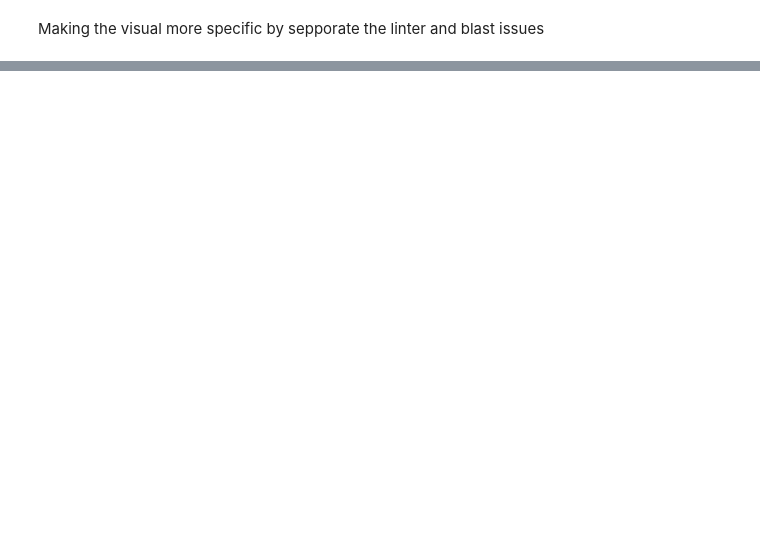
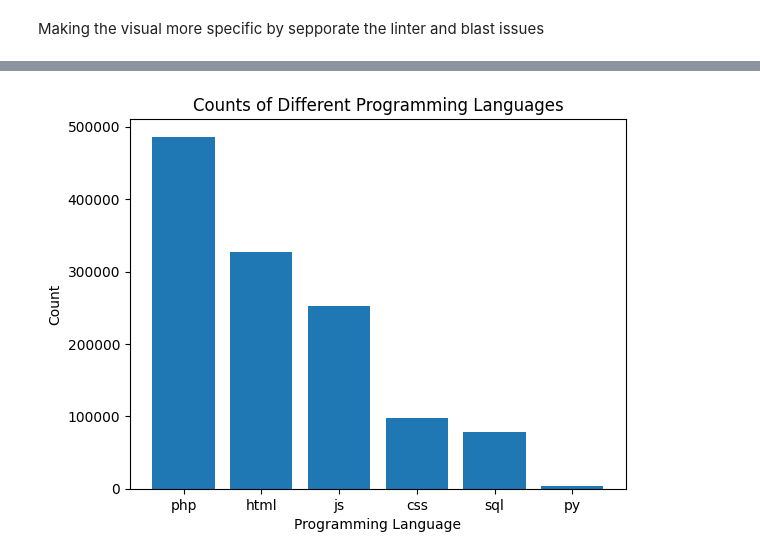
Before and after one commit to joramswarts/Bit-academy-blast-errors, a Jupyter notebook: test_types.ipynb, the cells around one changed output, grey strips where cells are left out. Drawn from its saved outputs; the diff is of its cells as text; code cells hidden in the pictures; blank space fills up the shorter version.

```diff
--- a/test_types.ipynb
+++ b/test_types.ipynb
@@ -131,0 +85,19 @@ plt.show()
+# %%
+import matplotlib.pyplot as plt
+import pandas as pd
+
+# Assuming you already extracted language names and counts using the regex approach
+language_counts = data_linting_result['file_name'].str.extract(r'\.(\w+)$').loc[:, 0].value_counts()
+
+# Filter the dataset for different language types
+languages_to_plot = ['php', 'html', 'sql', 'js', 'css', 'py']
+filtered_counts = language_counts[language_counts.index.isin(languages_to_plot)]
+
+# Plot the counts
+plt.bar(filtered_counts.index, filtered_counts)
+plt.xlabel('Programming Language')
+plt.ylabel('Count')
+plt.title('Counts of Different Programming Languages')
+plt.show()
+# %% [output]
+[figure, added]
```
Also changed, not shown: parts of 6 cells of this notebook.
